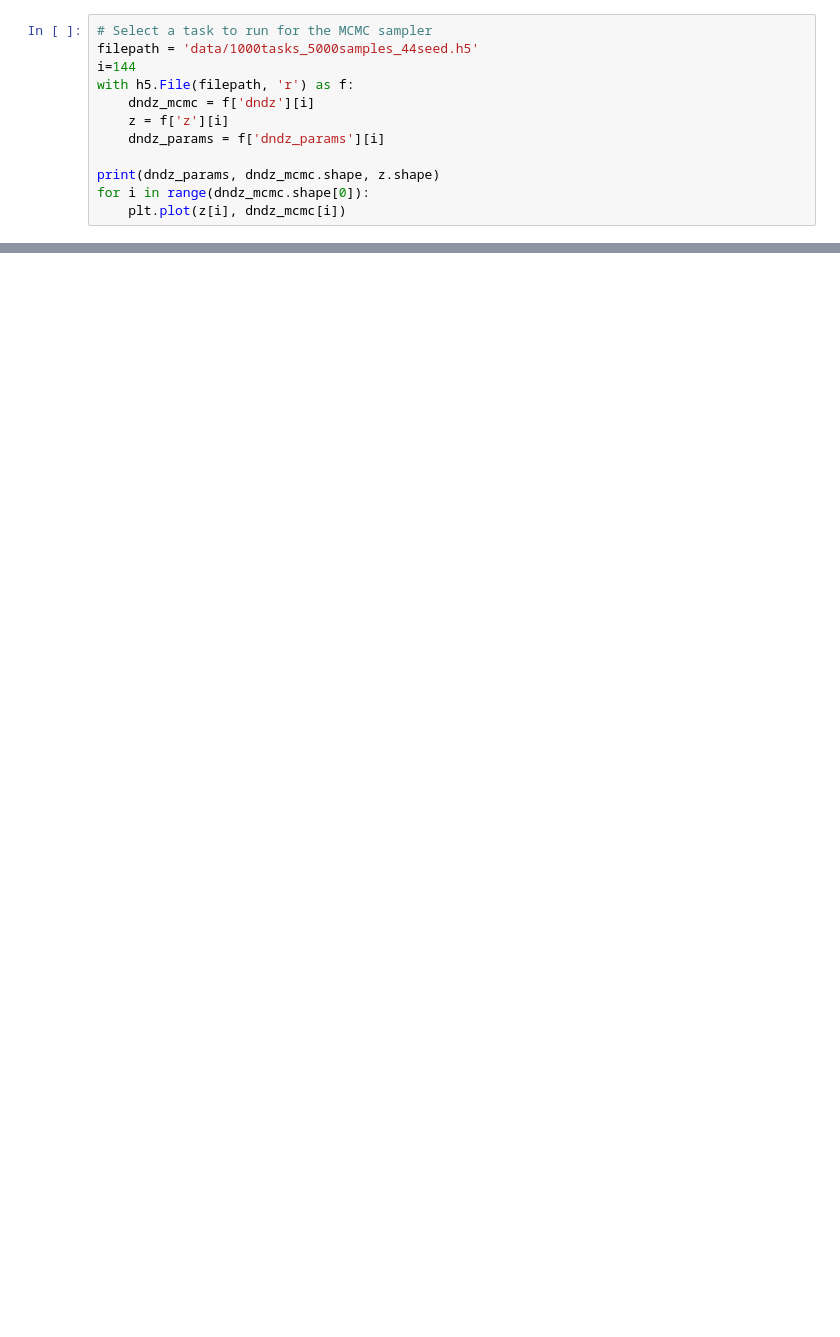
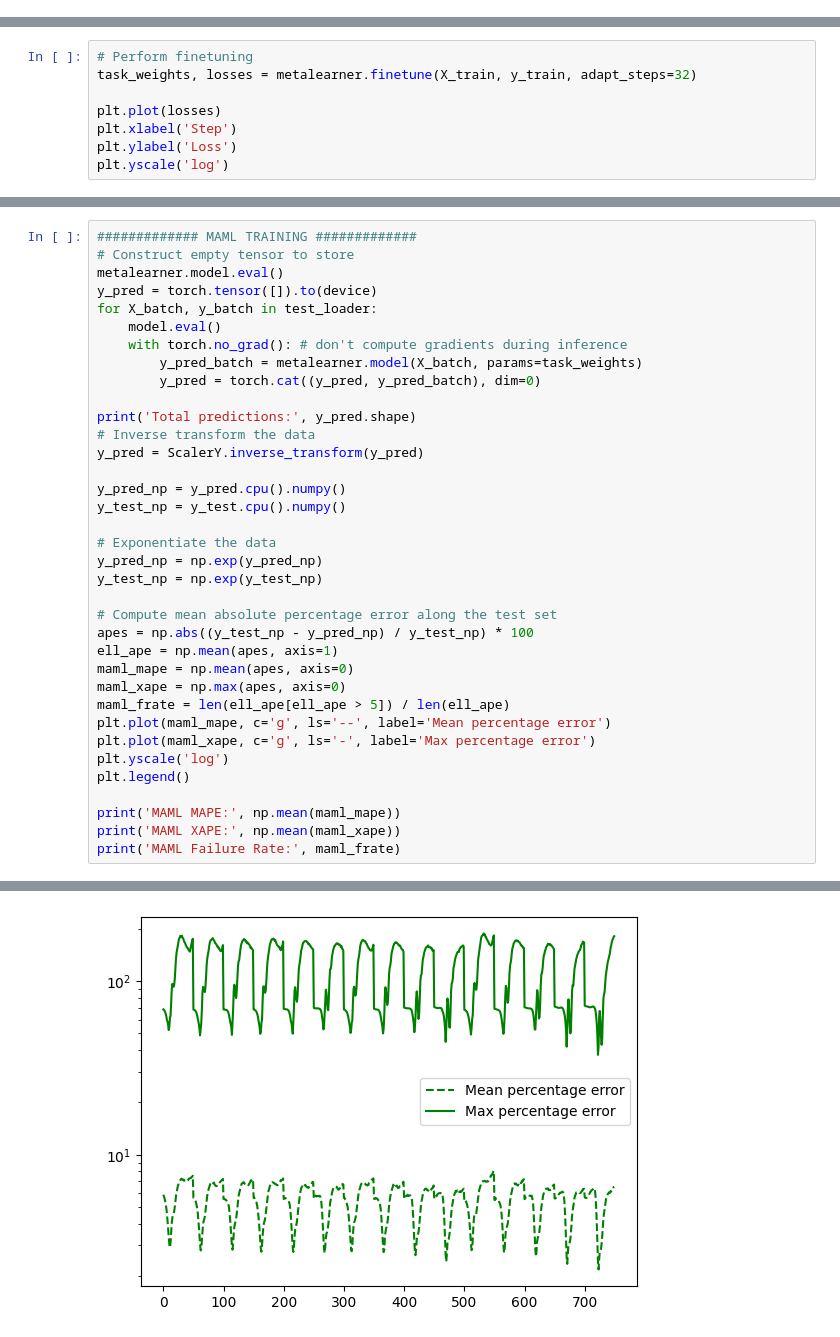
Before and after one commit to CMacM/CosyMAML, a Jupyter notebook: final_maml_test.ipynb, the cells around one changed output, grey strips where cells are left out. Cells and saved outputs as stored; diff of their text form; blank space fills up the shorter version.

```diff
--- a/final_maml_test.ipynb
+++ b/final_maml_test.ipynb
@@ -16,12 +17,0 @@ reload(models)
-# %%
-# Select a task to run for the MCMC sampler
-filepath = 'data/1000tasks_5000samples_44seed.h5'
-i=144
-with h5.File(filepath, 'r') as f:
-    dndz_mcmc = f['dndz'][i]
-    z = f['z'][i]
-    dndz_params = f['dndz_params'][i]
-
-print(dndz_params, dndz_mcmc.shape, z.shape)
-for i in range(dndz_mcmc.shape[0]):
-    plt.plot(z[i], dndz_mcmc[i])
@@ -102,0 +290,8 @@ Epoch 35/400 - Meta Loss: 0.052901268005371094
+# %%
+# Perform finetuning
+task_weights, losses = metalearner.finetune(X_train, y_train, adapt_steps=32)
+
+plt.plot(losses)
+plt.xlabel('Step')
+plt.ylabel('Loss')
+plt.yscale('log')
@@ -102,0 +300,37 @@ Epoch 35/400 - Meta Loss: 0.052901268005371094
+# %%
+############# MAML TRAINING #############
+# Construct empty tensor to store
+metalearner.model.eval()
+y_pred = torch.tensor([]).to(device)
+for X_batch, y_batch in test_loader:
+    model.eval()
+    with torch.no_grad(): # don't compute gradients during inference
+        y_pred_batch = metalearner.model(X_batch, params=task_weights)
+        y_pred = torch.cat((y_pred, y_pred_batch), dim=0)
+
+print('Total predictions:', y_pred.shape)
+# Inverse transform the data
+y_pred = ScalerY.inverse_transform(y_pred)
+
+y_pred_np = y_pred.cpu().numpy()
+y_test_np = y_test.cpu().numpy()
+
+# Exponentiate the data
+y_pred_np = np.exp(y_pred_np)
+y_test_np = np.exp(y_test_np)
+
+# Compute mean absolute percentage error along the test set
+apes = np.abs((y_test_np - y_pred_np) / y_test_np) * 100
+ell_ape = np.mean(apes, axis=1)
+maml_mape = np.mean(apes, axis=0)
+maml_xape = np.max(apes, axis=0)
+maml_frate = len(ell_ape[ell_ape > 5]) / len(ell_ape)
+plt.plot(maml_mape, c='g', ls='--', label='Mean percentage error')
+plt.plot(maml_xape, c='g', ls='-', label='Max percentage error')
+plt.yscale('log')
+plt.legend()
+
+print('MAML MAPE:', np.mean(maml_mape))
+print('MAML XAPE:', np.mean(maml_xape))
+print('MAML Failure Rate:', maml_frate)
+# %% [output]
@@ -102,0 +341 @@ Epoch 35/400 - Meta Loss: 0.052901268005371094
+[figure, added]
```
Also changed, not shown: parts of 14 cells of this notebook, 21 other files.
